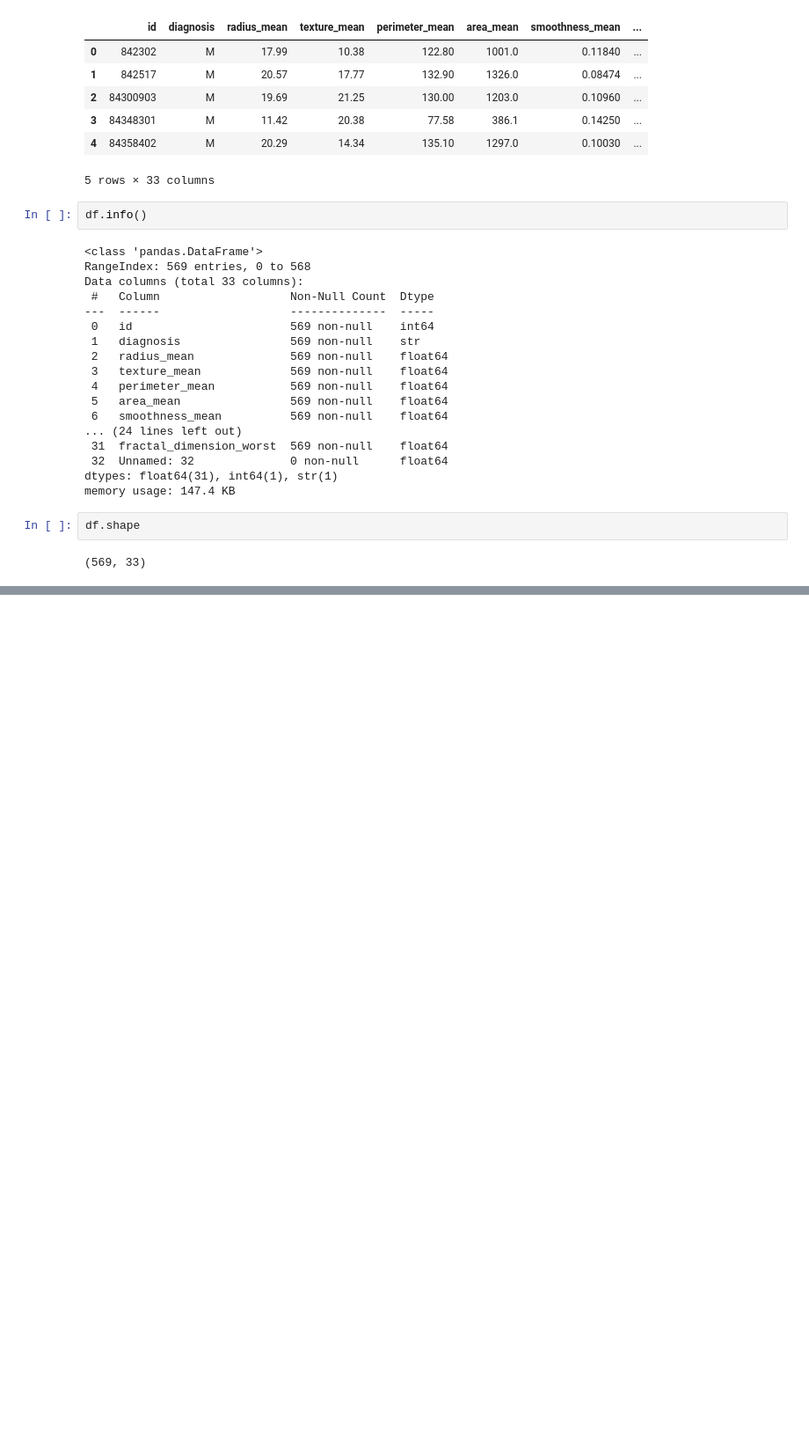
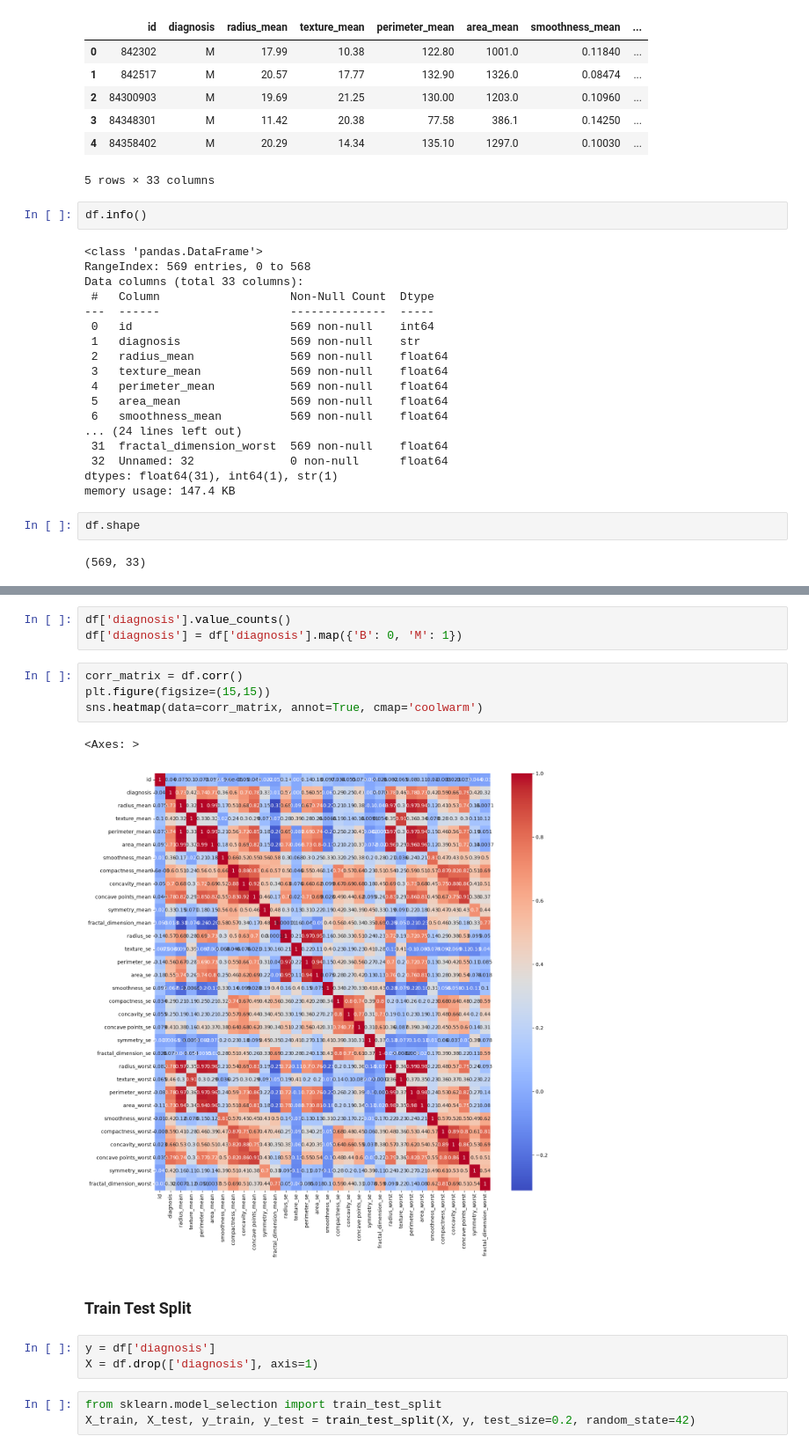
Before and after one commit to alaricbat/KNN, a Jupyter notebook: KNN_classifier.ipynb, the cells around one changed output, grey strips where cells are left out. Shown at 88% size. Drawn from its saved outputs; the diff is of its cells as text; blank space fills up the shorter version.

```diff
--- a/KNN_classifier.ipynb
+++ b/KNN_classifier.ipynb
@@ -44,0 +90,18 @@ df.shape
+# %%
+df['diagnosis'].value_counts()
+df['diagnosis'] = df['diagnosis'].map({'B': 0, 'M': 1})
+# %%
+corr_matrix = df.corr()
+plt.figure(figsize=(15,15))
+sns.heatmap(data=corr_matrix, annot=True, cmap='coolwarm')
+# %% [output]
+<Axes: >
+[figure, added]
+# %% [markdown]
+### Train Test Split
+# %%
+y = df['diagnosis']
+X = df.drop(['diagnosis'], axis=1)
+# %%
+from sklearn.model_selection import train_test_split
+X_train, X_test, y_train, y_test = train_test_split(X, y, test_size=0.2, random_state=42)
```
Also changed, not shown: parts of 8 cells of this notebook, 1 other file.
